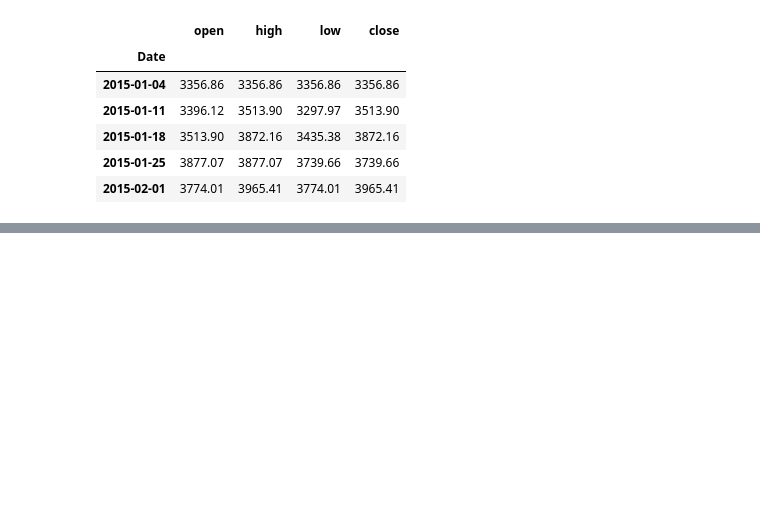
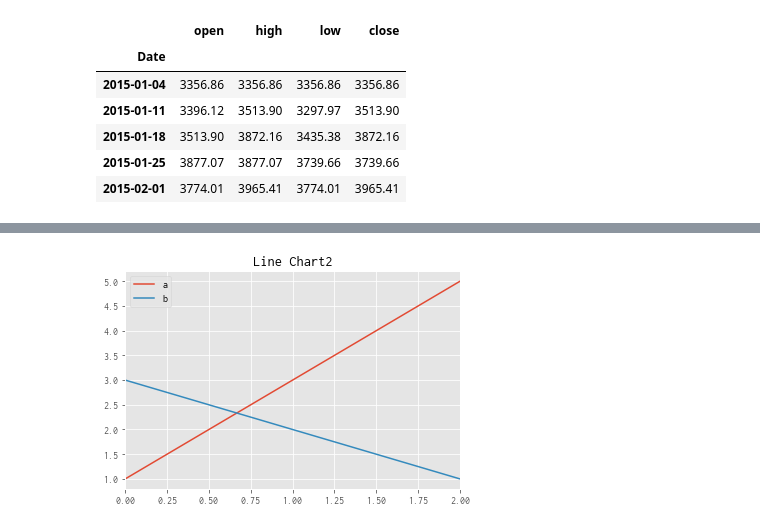
Before and after one commit to yukimura1227/trainings, a Jupyter notebook: pandas_sample/pandas_sample.ipynb, the cells around one changed output, grey strips where cells are left out. Saved outputs shown, nothing was run; the diff lists cells and outputs as text; code cells hidden in the pictures; blank space fills up the shorter version.

```diff
--- a/pandas_sample/pandas_sample.ipynb
+++ b/pandas_sample/pandas_sample.ipynb
@@ -1024,0 +1032,9 @@ stock_df['TOEI ANIMATION'].resample('W').ohlc().head()
+# %%
+
+# example of DataFrame#plot()
+tmp_df = pd.DataFrame({'a': [1,3,5], 'b': [3,2,1]})
+ax = tmp_df.plot()
+ax.set_title('Line Chart2')
+plt.show()
+# %% [output]
+[figure, added]
```
Also changed, not shown: parts of 6 cells of this notebook.
